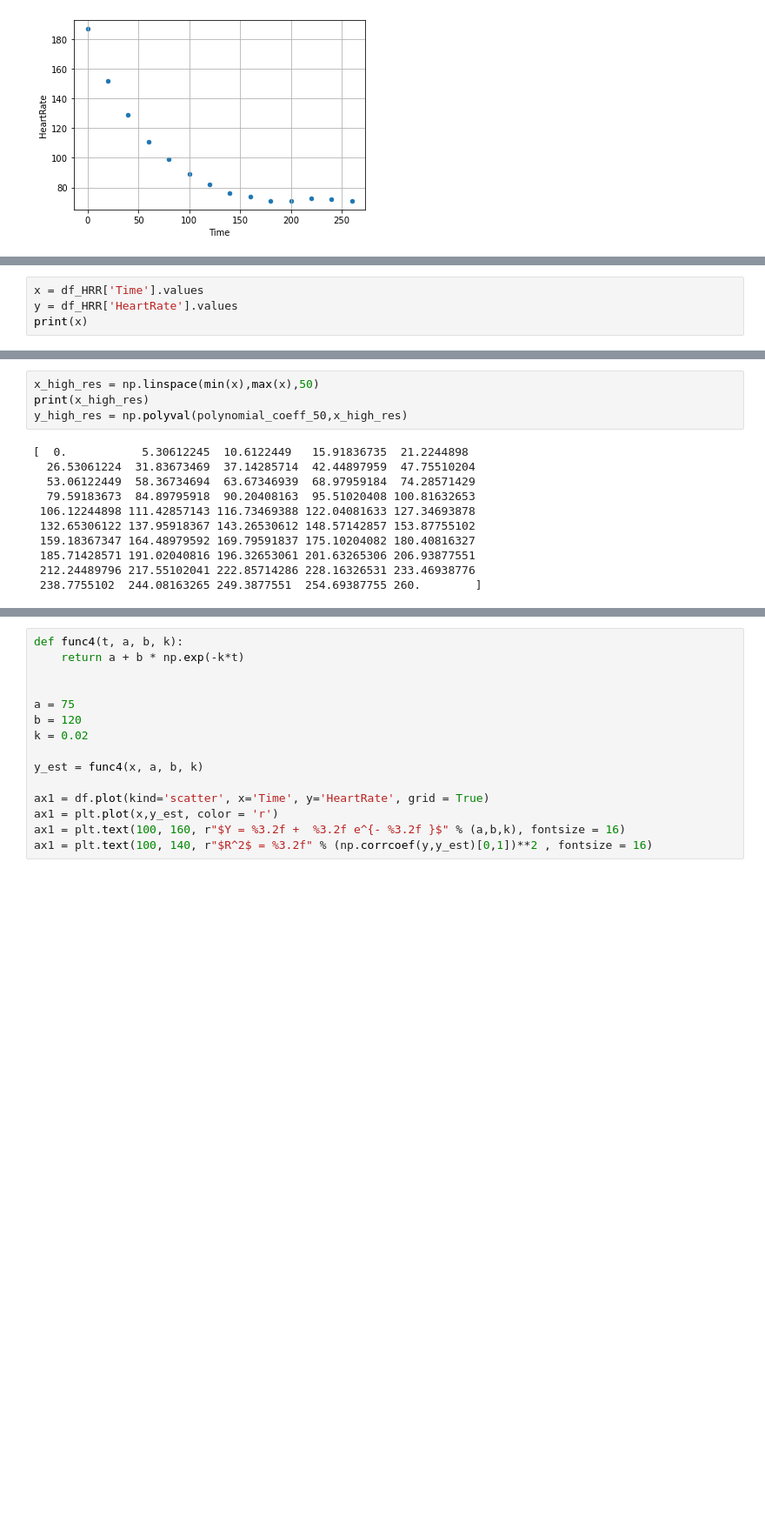
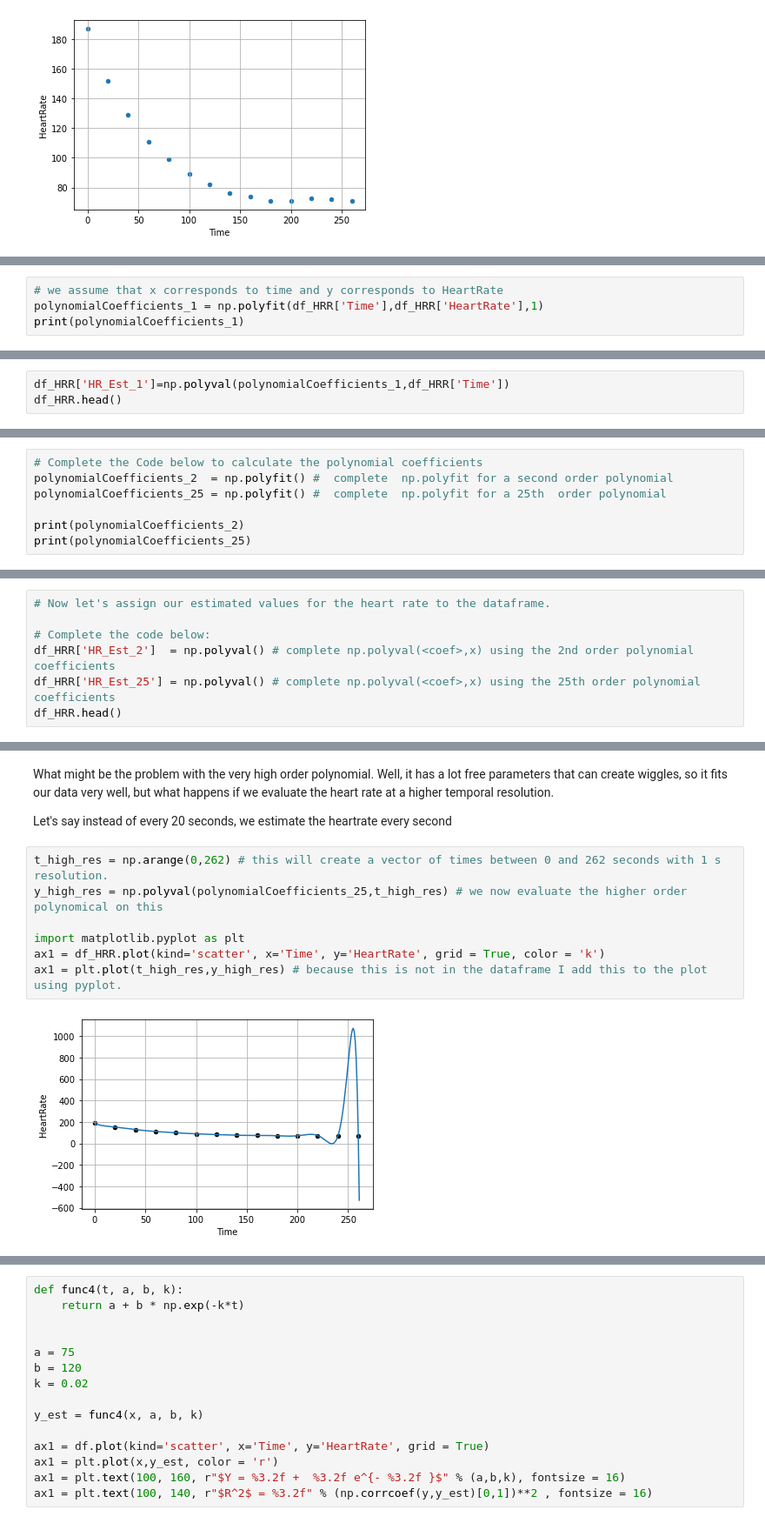
Before and after one commit to TobGerken/ISAT300, a Jupyter notebook: LectureCode/x_HeartRate.ipynb, the cells around one changed output, grey strips where cells are left out. Shown at 87% size. Cells and saved outputs as stored; diff of their text form; blank space fills up the shorter version.

```diff
--- a/LectureCode/x_HeartRate.ipynb
+++ b/LectureCode/x_HeartRate.ipynb
@@ -178,0 +202,4 @@ Even more important than having good data itself, is having the expertise to sel
+# %%
+# we assume that x corresponds to time and y corresponds to HeartRate
+polynomialCoefficients_1 = np.polyfit(df_HRR['Time'],df_HRR['HeartRate'],1)
+print(polynomialCoefficients_1)
@@ -179,5 +212,4 @@ Even more important than having good data itself, is having the expertise to sel
 # %%
-x = df_HRR['Time'].values
-y = df_HRR['HeartRate'].values
-print(x)
+df_HRR['HR_Est_1']=np.polyval(polynomialCoefficients_1,df_HRR['Time'])
+df_HRR.head()
 # %% [output]
@@ -204,0 +226,7 @@ df.head()
+# %%
+# Complete the Code below to calculate the polynomial coefficients
+polynomialCoefficients_2  = np.polyfit() #  complete  np.polyfit for a second order polynomial
+polynomialCoefficients_25 = np.polyfit() #  complete  np.polyfit for a 25th  order polynomial
+
+print(polynomialCoefficients_2)
+print(polynomialCoefficients_25)
@@ -204,0 +242,7 @@ df.head()
+# %%
+# Now let's assign our estimated values for the heart rate to the dataframe.
+
+# Complete the code below:
+df_HRR['HR_Est_2']  = np.polyval() # complete np.polyval(<coef>,x) using the 2nd order polynomial coefficients
+df_HRR['HR_Est_25'] = np.polyval() # complete np.polyval(<coef>,x) using the 25th order polynomial coefficients
+df_HRR.head()
@@ -223,15 +294,13 @@ The 50th order polynomial has an R2 of: 1.00
+# %% [markdown]
+What might be the problem with the very high order polynomial. Well, it has a lot free parameters that can create wiggles, so it fits our data very well, but what happens if we evaluate the heart rate at a higher temporal resolution.
+
+Let's say instead of every 20 seconds, we estimate the heartrate every second
 # %%
-x_high_res = np.linspace(min(x),max(x),50)
-print(x_high_res)
-y_high_res = np.polyval(polynomial_coeff_50,x_high_res)
+t_high_res = np.arange(0,262) # this will create a vector of times between 0 and 262 seconds with 1 s resolution.
+y_high_res = np.polyval(polynomialCoefficients_25,t_high_res) # we now evaluate the higher order polynomical on this
+
+import matplotlib.pyplot as plt
+ax1 = df_HRR.plot(kind='scatter', x='Time', y='HeartRate', grid = True, color = 'k')
+ax1 = plt.plot(t_high_res,y_high_res) # because this is not in the dataframe I add this to the plot using pyplot.
 # %% [output]
-[  0.           5.30612245  10.6122449   15.91836735  21.2244898
-  26.53061224  31.83673469  37.14285714  42.44897959  47.75510204
-  53.06122449  58.36734694  63.67346939  68.97959184  74.28571429
-  79.59183673  84.89795918  90.20408163  95.51020408 100.81632653
- 106.12244898 111.42857143 116.73469388 122.04081633 127.34693878
- 132.65306122 137.95918367 143.26530612 148.57142857 153.87755102
- 159.18367347 164.48979592 169.79591837 175.10204082 180.40816327
- 185.71428571 191.02040816 196.32653061 201.63265306 206.93877551
- 212.24489796 217.55102041 222.85714286 228.16326531 233.46938776
- 238.7755102  244.08163265 249.3877551  254.69387755 260.        ]
+[figure, added]
```
Also changed, not shown: parts of 48 cells of this notebook.
